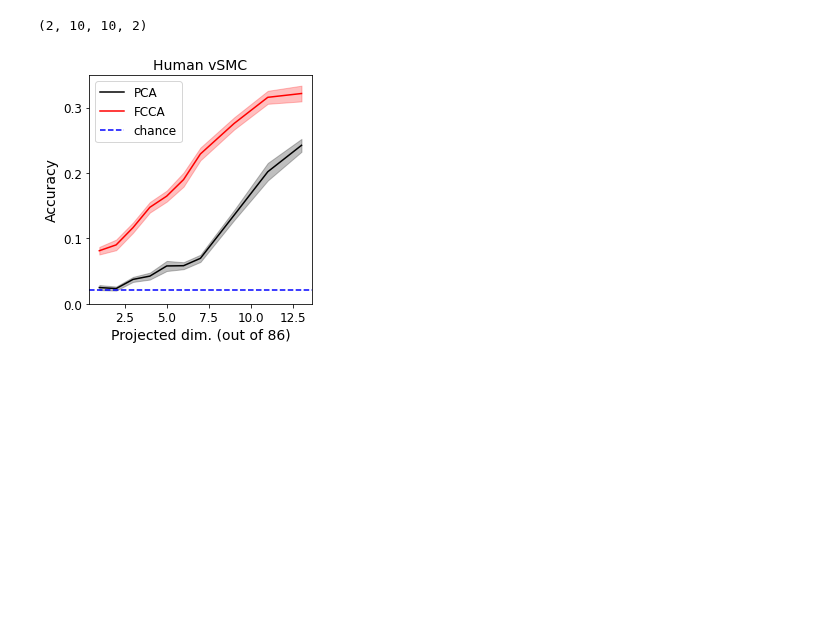
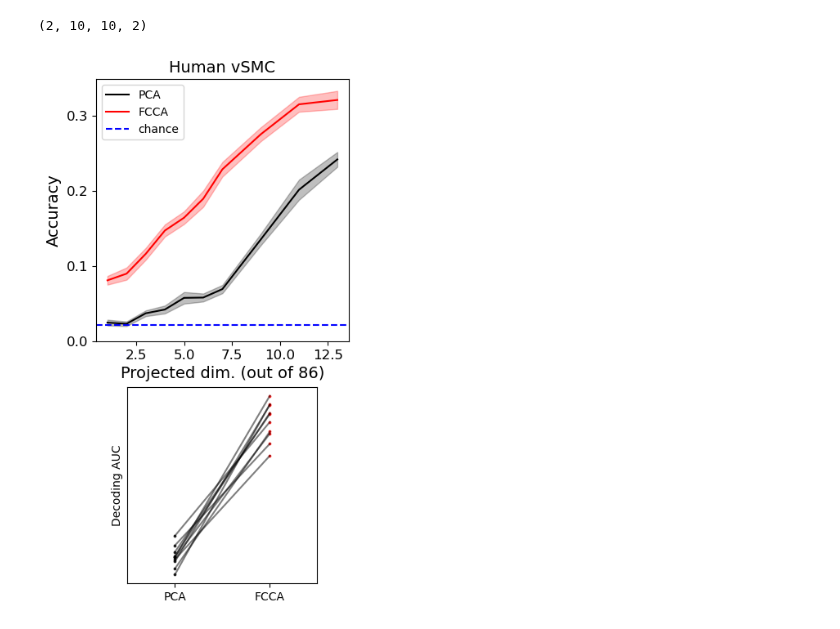
Before and after one commit to BouchardLab/FCCA_analysis, a Jupyter notebook: notebooks/data_exploration/cv_dim_scans.ipynb, the cells around one changed output. Cells and saved outputs as stored; diff of their text form; code cells hidden in the pictures; blank space fills up the shorter version.

```diff
--- a/notebooks/data_exploration/cv_dim_scans.ipynb
+++ b/notebooks/data_exploration/cv_dim_scans.ipynb
@@ -218,28 +218,40 @@ accuracy_dca['accuracy'].shape
 # %%
 fig, ax = plt.subplots(1, 1, figsize=(4, 4))
 dims = np.concatenate([np.arange(1, 7), np.arange(7, 14, 2)])
 
 yvals = accuracy_dca['accuracy'][0, :, :, 1]
 mean = yvals.mean(axis=0)
 std = yvals.std(axis=0)
 ax.plot(dims, mean, c='k', label='PCA')
 ax.fill_between(dims, mean-std/np.sqrt(5), mean+std/np.sqrt(5), color='k', alpha=.25)
 
 yvals = accuracy['accuracy'][1, :, :, 1]
 mean = yvals.mean(axis=0)
 std = yvals.std(axis=0)
 ax.plot(dims, mean, c='r', label='FCCA')
 ax.fill_between(dims, mean-std/np.sqrt(5), mean+std/np.sqrt(5), color='r', alpha=.25)
 
 ax.set_xlabel('Projected dim. (out of 86)', fontsize=14)
 ax.set_ylabel('Accuracy', fontsize=14)
 ax.axhline(null_accuracy[..., 1].mean(axis=0), 0, 1, color='b', ls='--', label='chance')
 ax.set_yticks([0, .1, .2, .3])
 ax.tick_params(axis='both', labelsize=12)
-ax.legend(fontsize=12)
+ax.legend(fontsize=10)
 fig.tight_layout()
 ax.set_title('Human vSMC', fontsize=14)
-fig.savefig('/home/akumar/nse/neural_control/figs/final/cv_decoding.pdf', bbox_inches='tight', pad_inches=0)
+
+#axin = ax.inset_axes([0.82, 0.15, 0.35, 0.35])
+axin = ax.inset_axes([0.125, -0.924, 0.75, 0.75])
+axin.scatter(np.zeros(10), np.sum(accuracy_dca['accuracy'][0, :, :, 1], axis=1), color='k', alpha=0.75, s=3)
+axin.scatter(np.ones(10), np.sum(accuracy['accuracy'][1, :, :, 1], axis=1), color='r', alpha=0.75, s=3)
+axin.plot(np.array([(0, 1) for _ in range(10)]).T, np.array([(y1, y2) for y1, y2 in zip(np.sum(accuracy_dca['accuracy'][0, :, :, 1], axis=1), np.sum(accuracy['accuracy'][1, :, :, 1], axis=1))]).T, color='k', alpha=0.5)
+axin.set_yticks([])
+axin.set_ylabel('Decoding AUC', fontsize=10)
+axin.set_xlim([-0.5, 1.5])
+axin.set_xticks([0, 1])
+axin.set_xticklabels(['PCA', 'FCCA'], fontsize=10)
+
+fig.savefig('/home/akumar/nse/neural_control/figs/loco_indy_merge/cv_decoding.pdf', bbox_inches='tight', pad_inches=0)
 #plt.savefig('pca_dca_cv.pdf', dpi=300)
 # %% [output]
-[figure, old version]
+[figure, new version]
```
Also changed, not shown: 31 other files.
